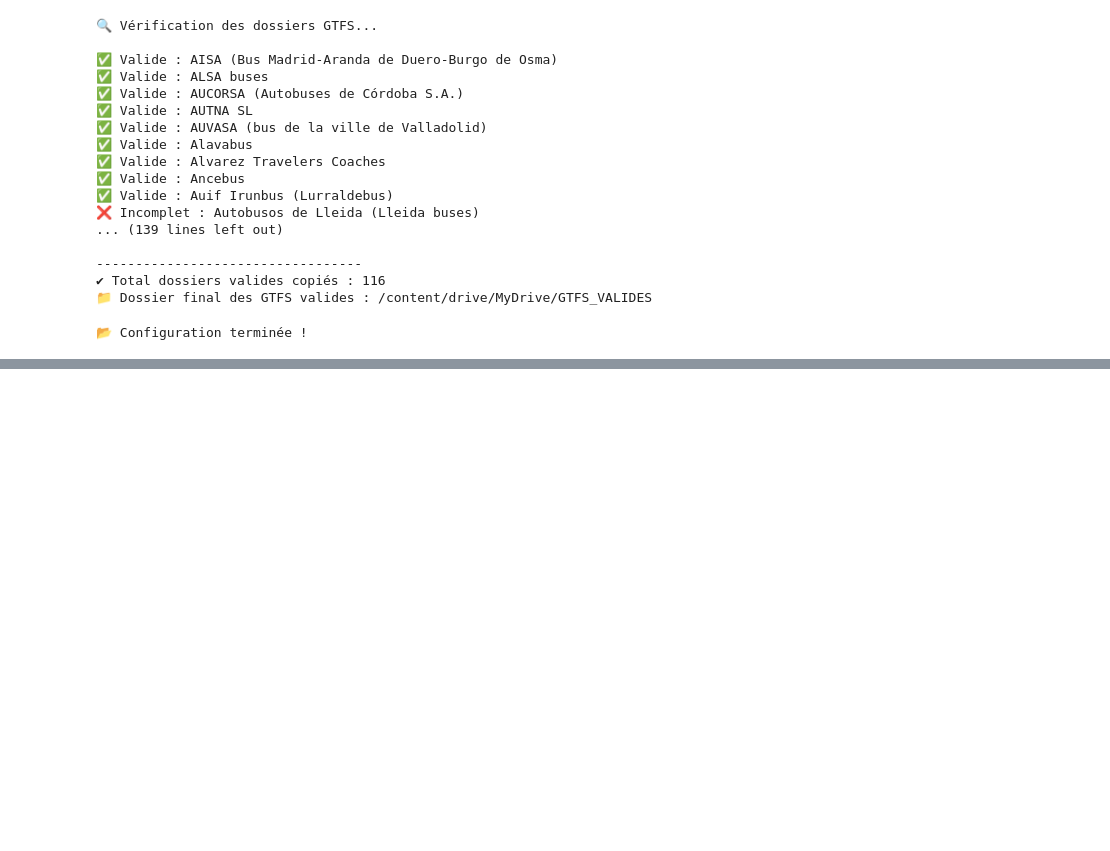
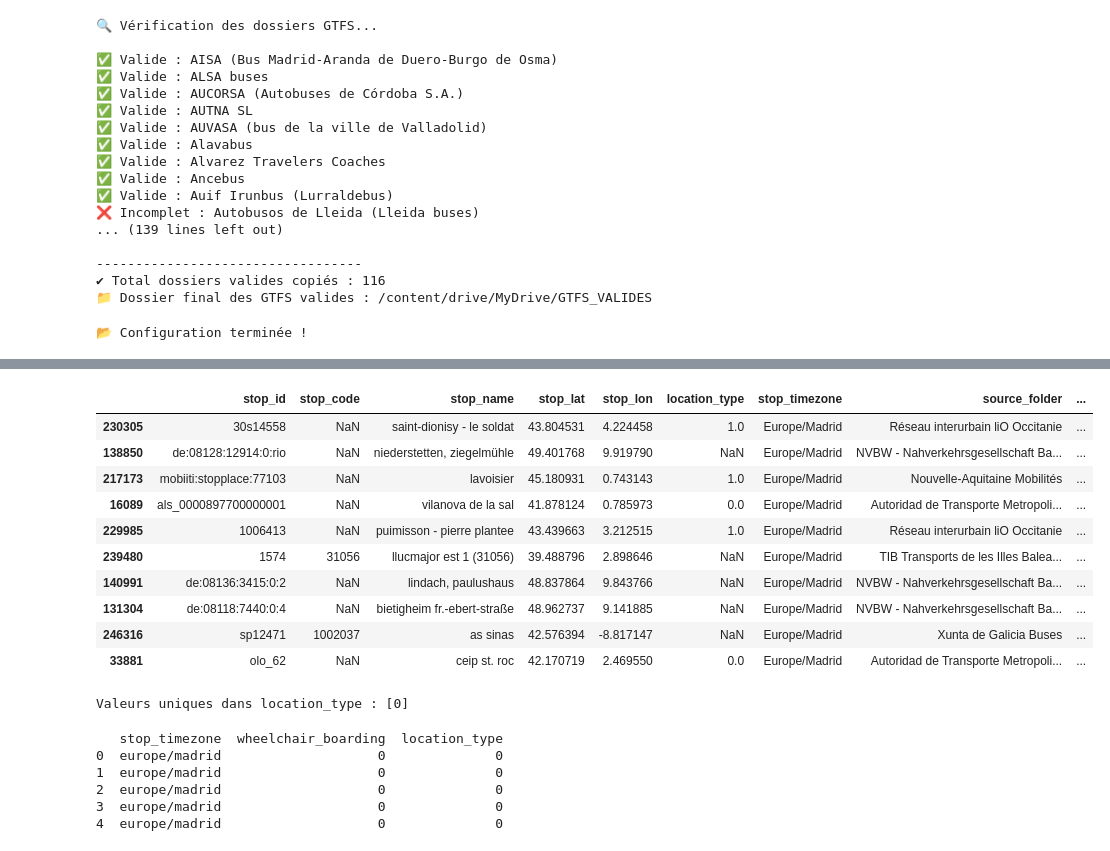
Before and after one commit to 12halima/Transport_Recommander, a Jupyter notebook: notebooks/01_load_gtfs.ipynb, the cells around one changed output, grey strips where cells are left out. Cells and saved outputs as stored; diff of their text form; code cells hidden in the pictures; blank space fills up the shorter version.

```diff
--- a/notebooks/01_load_gtfs.ipynb
+++ b/notebooks/01_load_gtfs.ipynb
@@ -1456,0 +799,61 @@ The end **Halima**  mazal madert duplicate f calendar !!!!!!!
+# %%
+# Normaliser stop_id en minuscules
+stops_df['stop_id'] = stops_df['stop_id'].astype(str).str.lower()
+# %%
+# Mettre en minuscules et nettoyer les espaces multiples
+stops_df["stop_name"] = stops_df["stop_name"].astype(str)  # s'assurer que c'est du texte
+stops_df["stop_name"] = stops_df["stop_name"].str.lower()  # tout en minuscules
+stops_df["stop_name"] = stops_df["stop_name"].str.strip()  # enlever espaces au début et à la fin
+stops_df["stop_name"] = stops_df["stop_name"].str.replace(r"\s+", " ", regex=True)  # remplacer plusieurs espaces par un seul
+# %%
+stops_df["stop_id"] = stops_df["stop_id"].str.lower()
+# %%
+stops_df["stop_id"] = stops_df["stop_id"].str.strip()
+# %%
+stops_df.sample(10)
+# %% [output]
+|  | stop_id | stop_code | stop_name | stop_lat | stop_lon | location_type | stop_timezone | source_folder | ... |
+| 230305 | 30s14558 | NaN | saint-dionisy - le soldat | 43.804531 | 4.224458 | 1.0 | Europe/Madrid | Réseau interurbain liO Occitanie | ... |
+| 138850 | de:08128:12914:0:rio | NaN | niederstetten, ziegelmühle | 49.401768 | 9.919790 | NaN | Europe/Madrid | NVBW - Nahverkehrsgesellschaft Ba... | ... |
+| 217173 | mobiiti:stopplace:77103 | NaN | lavoisier | 45.180931 | 0.743143 | 1.0 | Europe/Madrid | Nouvelle-Aquitaine Mobilités | ... |
+| 16089 | als_0000897700000001 | NaN | vilanova de la sal | 41.878124 | 0.785973 | 0.0 | Europe/Madrid | Autoridad de Transporte Metropoli... | ... |
+| 229985 | 1006413 | NaN | puimisson - pierre plantee | 43.439663 | 3.212515 | 1.0 | Europe/Madrid | Réseau interurbain liO Occitanie | ... |
+| 239480 | 1574 | 31056 | llucmajor est 1 (31056) | 39.488796 | 2.898646 | NaN | Europe/Madrid | TIB Transports de les Illes Balea... | ... |
+| 140991 | de:08136:3415:0:2 | NaN | lindach, paulushaus | 48.837864 | 9.843766 | NaN | Europe/Madrid | NVBW - Nahverkehrsgesellschaft Ba... | ... |
+| 131304 | de:08118:7440:0:4 | NaN | bietigheim fr.-ebert-straße | 48.962737 | 9.141885 | NaN | Europe/Madrid | NVBW - Nahverkehrsgesellschaft Ba... | ... |
+| 246316 | sp12471 | 1002037 | as sinas | 42.576394 | -8.817147 | NaN | Europe/Madrid | Xunta de Galicia Buses | ... |
+| 33881 | olo_62 | NaN | ceip st. roc | 42.170719 | 2.469550 | 0.0 | Europe/Madrid | Autoridad de Transporte Metropoli... | ... |
+# %%
+# Remplacer les NaN et vides par 0
+stops_df['location_type'] = stops_df['location_type'].fillna(0)
+
+# Supprimer les espaces éventuels et convertir en entier
+stops_df['location_type'] = stops_df['location_type'].astype(str).str.strip()
+
+# Remplacer les valeurs non numériques par 0
+stops_df['location_type'] = stops_df['location_type'].apply(lambda x: x if x.isdigit() else '0')
+
+# Convertir en entier
+stops_df['location_type'] = stops_df['location_type'].astype(int)
+
+# Vérifier les valeurs uniques pour s'assurer qu'elles sont correctes
+print("Valeurs uniques dans location_type :", stops_df['location_type'].unique())
+# %% [output]
+Valeurs uniques dans location_type : [0]
+# %%
+# --- stop_timezone en minuscules ---
+stops_df["stop_timezone"] = stops_df["stop_timezone"].str.lower()
+
+# --- wheelchair_boarding et location_type en entier ---
+stops_df["wheelchair_boarding"] = stops_df["wheelchair_boarding"].fillna(0).astype(int)
+stops_df["location_type"] = stops_df["location_type"].fillna(0).astype(int)
+
+# Vérification rapide
+print(stops_df[["stop_timezone", "wheelchair_boarding", "location_type"]].head())
+# %% [output]
+   stop_timezone  wheelchair_boarding  location_type
+0  europe/madrid                    0              0
+1  europe/madrid                    0              0
+2  europe/madrid                    0              0
+3  europe/madrid                    0              0
+4  europe/madrid                    0              0
```
Also changed, not shown: parts of 58 cells of this notebook.
